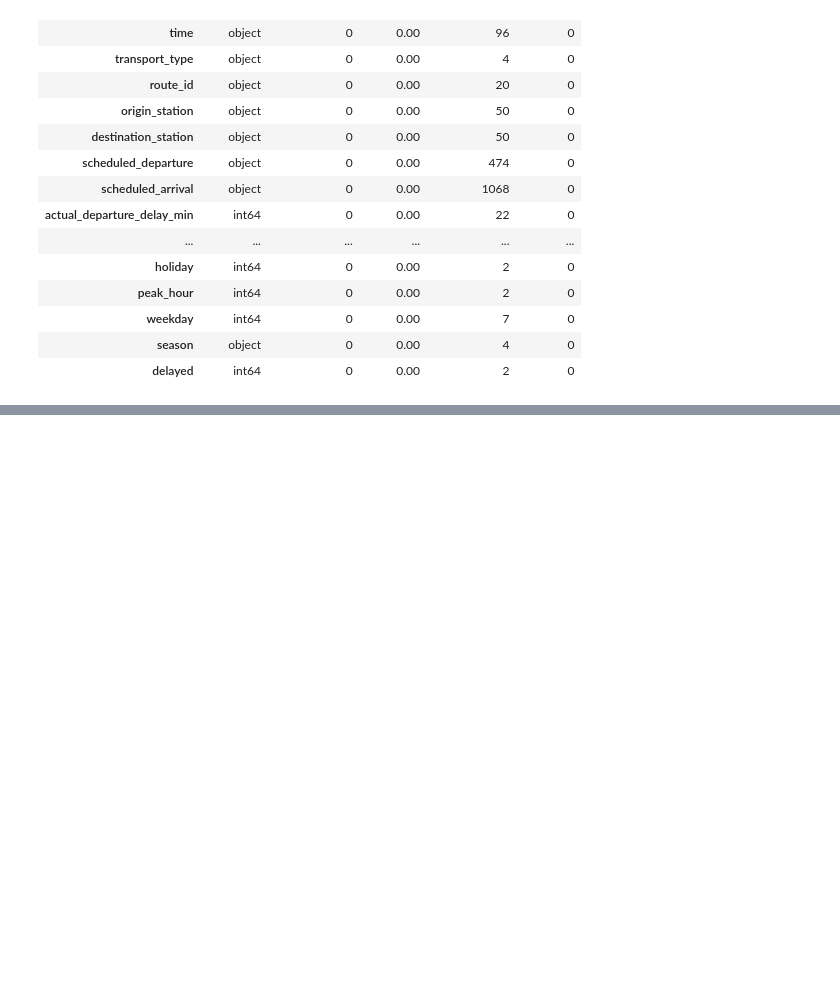
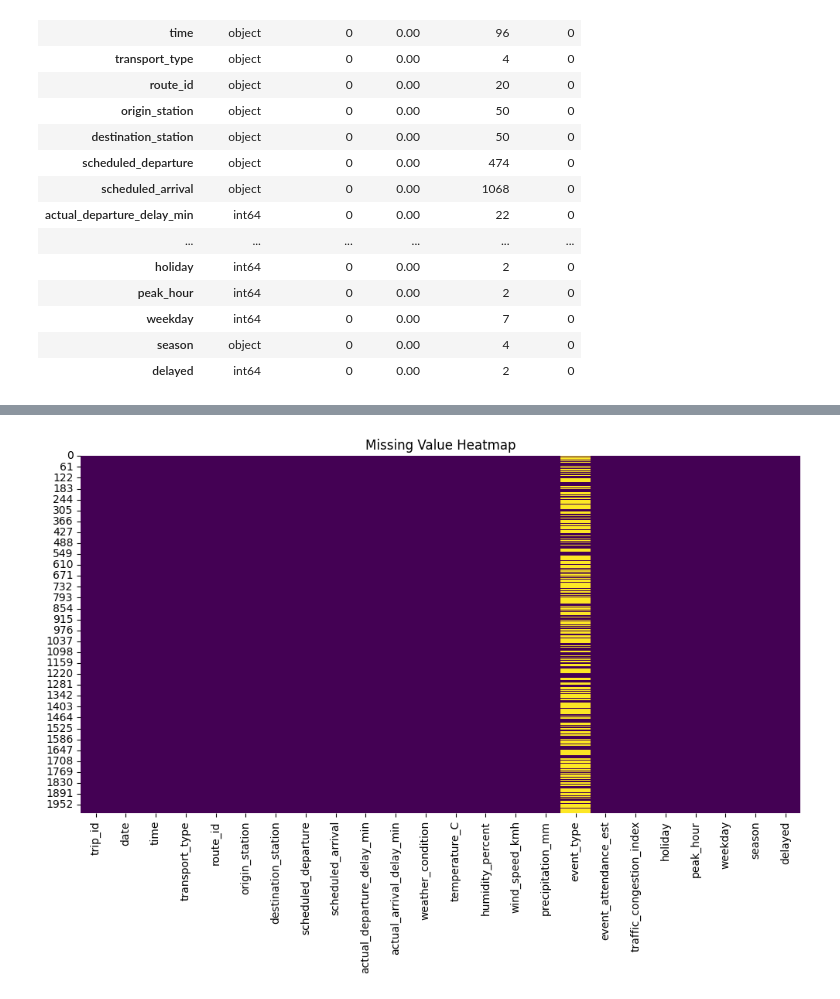
Before and after one commit to srisathvika/Public-Transport-Delay-Prediction, a Jupyter notebook: notebooks/01_Data_Understanding_and_EDA.ipynb, the cells around one changed output, grey strips where cells are left out. Cells and saved outputs as stored; diff of their text form; code cells hidden in the pictures; blank space fills up the shorter version.

```diff
--- a/notebooks/01_Data_Understanding_and_EDA.ipynb
+++ b/notebooks/01_Data_Understanding_and_EDA.ipynb
@@ -229,0 +294,12 @@ report
+# %%
+plt.figure(figsize=(12,6))
+
+sns.heatmap(df.isnull(),
+            cmap="viridis",
+            cbar=False)
+
+plt.title("Missing Value Heatmap")
+
+plt.show()
+# %% [output]
+[figure, added]
```
Also changed, not shown: parts of 20 cells of this notebook.
